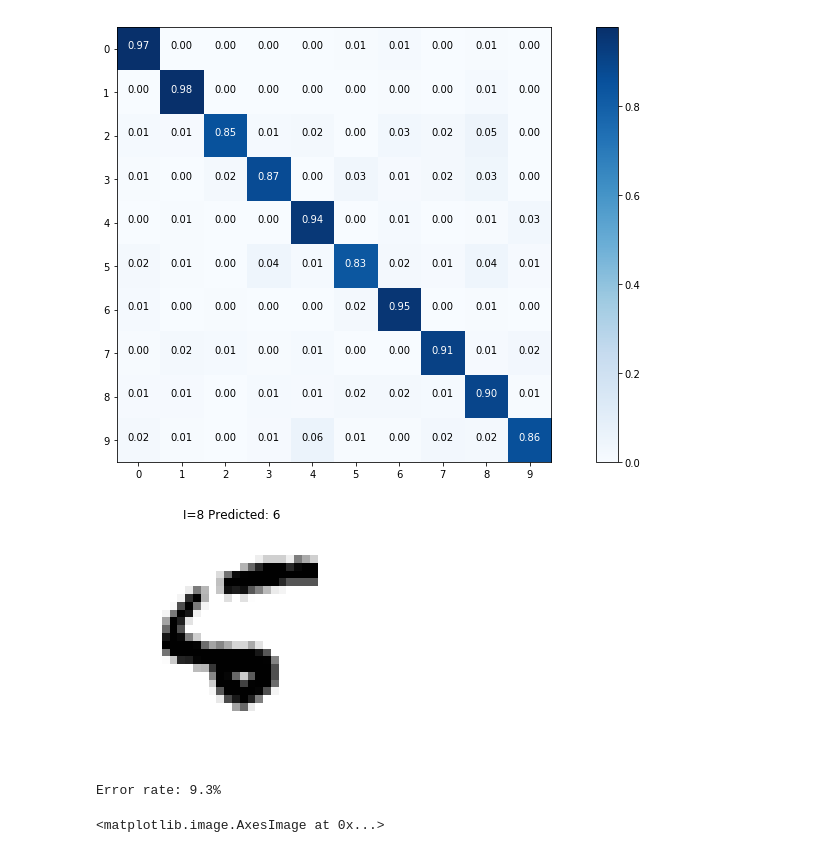
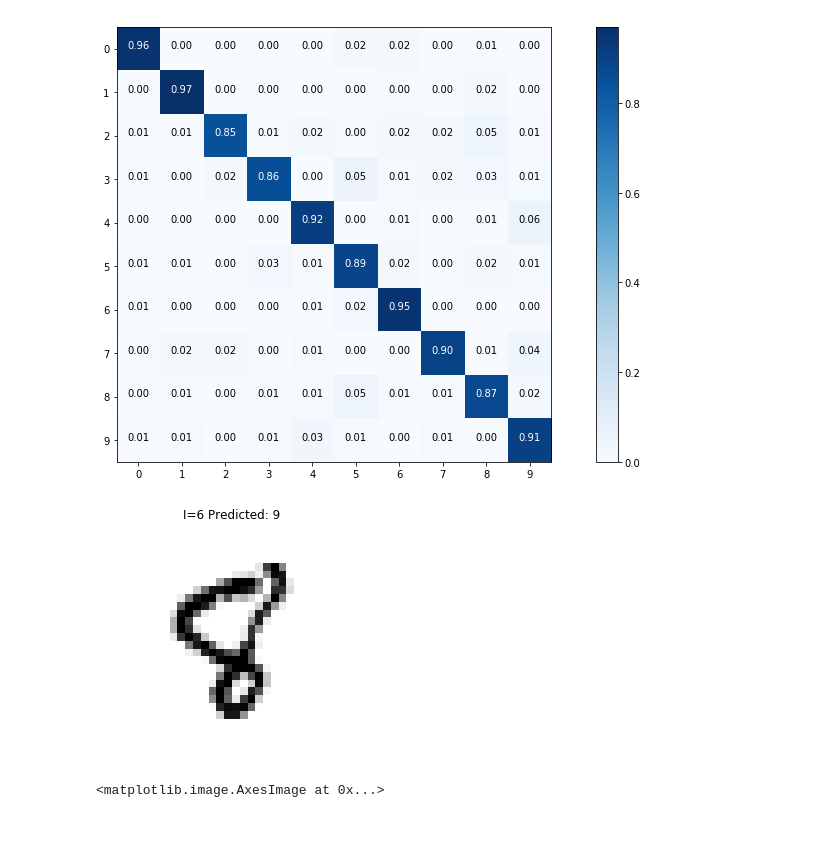
Before and after one commit to sultanko/ml_hw, a Jupyter notebook: hw6/hw6.ipynb, the cells around one changed output. Cells and saved outputs as stored; diff of their text form; code cells hidden in the pictures.

```diff
--- a/hw6/hw6.ipynb
+++ b/hw6/hw6.ipynb
@@ -140,17 +135,16 @@ def accuracy(X, y_true):
     return np.sum([y1 == y2 for (y1,y2) in zip(y_pred, y_true)]) / len(y_true)
 # %%
 %%time
-#np.random.seed(42)
 
 net = [
-    NetLayer((784, 300), sigmoid, sigmoid_der),
-    NetLayer((300, 10), sigmoid, sigmoid_der)
+    NetLayer((784, 320), sigmoid, sigmoid_der),
+    NetLayer((320, 10), sigmoid, sigmoid_der)
 ]
 net_len = len(net)
-x1 = train_images#[:5000]
-y1 = train_labels#[:5000]
+x1 = train_images
+y1 = train_labels
 
-for i in range(8):
+for i in range(12):
     train(x1, y1)
     print ("epoch=%d acc=%f" % (i,accuracy(x1, y1)))
 # %% [output]
@@ -216,22 +214,17 @@ for i, (true, pred) in enumerate(zip(y_true, y_pred)):
         img = test_images[i]
         wrong_ones[true].append((img, pred, i))
 # %%
-topN = 5
+topN = 8
 
 plt.figure(figsize=(4, 4))
-img, pred, i = wrong_ones[topN][0]
+img, pred, i = wrong_ones[topN][2]
 plt.subplot(1, 1, 1)
 plt.axis("off")
 plt.imshow(np.reshape(img, (28, 28)), cmap=plt.cm.gray_r, interpolation="nearest")
-plt.title("I=%d Predicted: %d" % (i, pred))
+plt.title("I=%d Predicted: %d" % (true, pred))
 plt.show()
 # %% [output]
-[figure, old version]
+[figure, new version]
-# %%
-score = accuracy_score(y_true, y_pred)
-print("Error rate: %.1f%%" % (100 * (1 - score)))
-# %% [output]
-Error rate: 9.3%
 # %%
 from PIL import Image
 FILENAME = "9.png"
```
Also changed, not shown: parts of 6 cells of this notebook, 1 other file.
